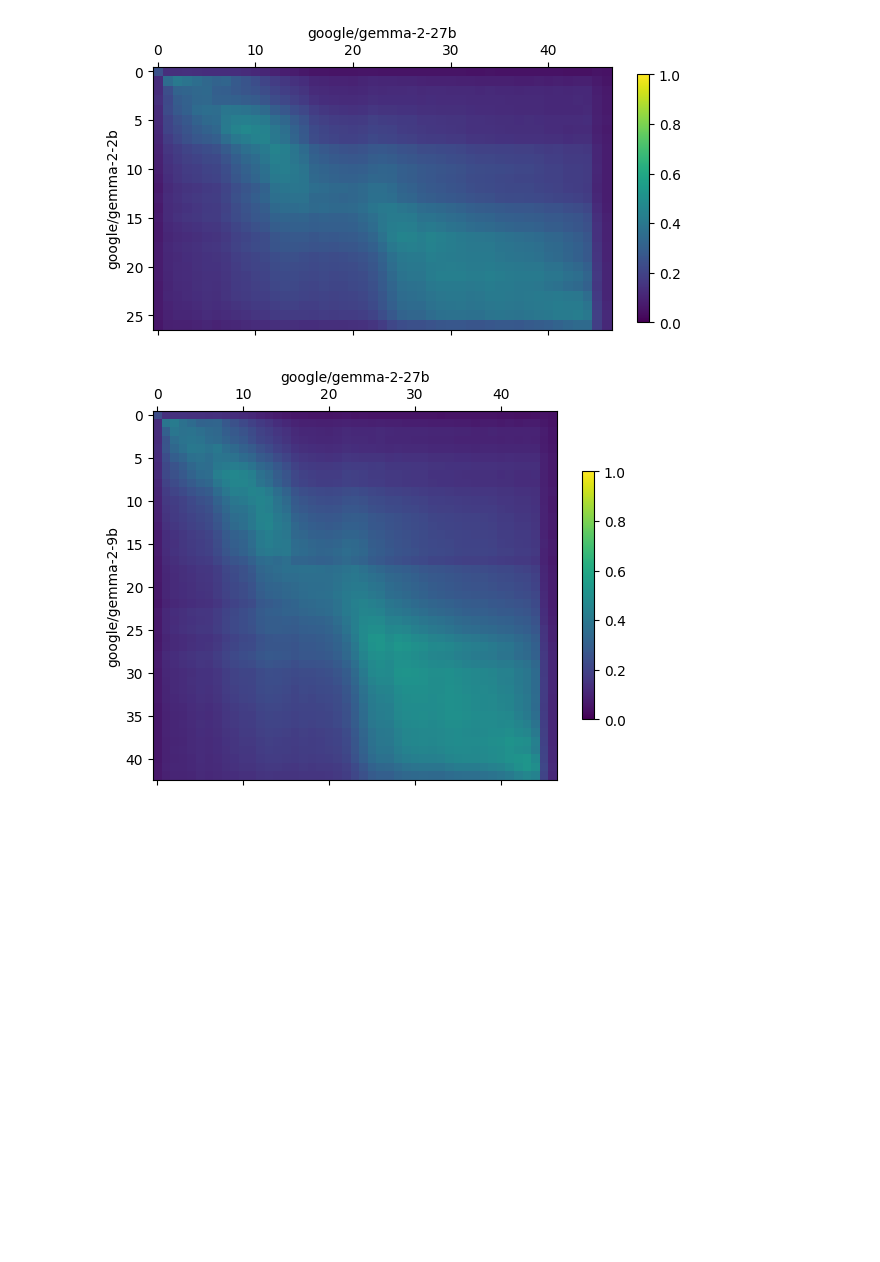
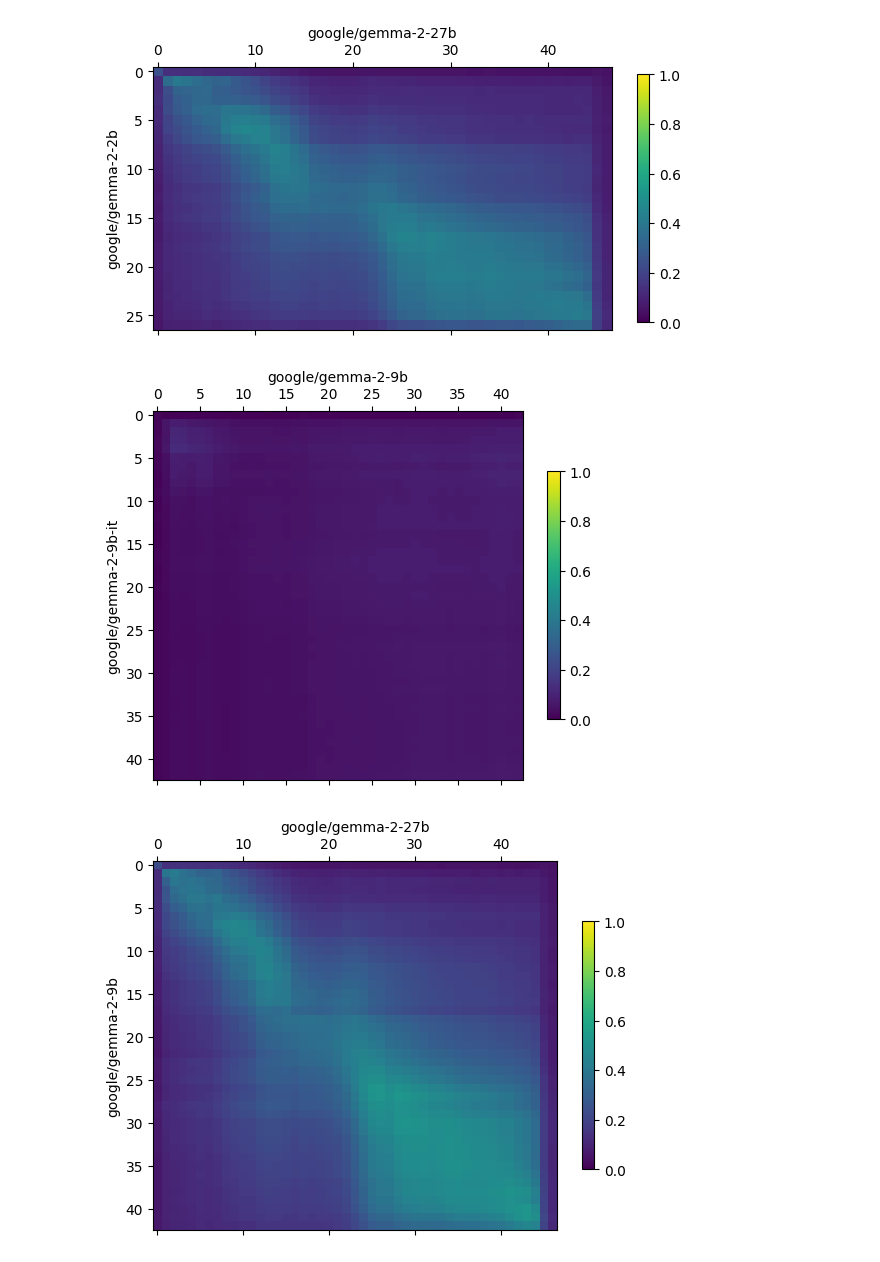
Before and after one commit to chriswolfram/unireps, a Jupyter notebook: notebooks/unireps-2.ipynb, the cells around one changed output. Drawn from its saved outputs; the diff is of its cells as text; code cells hidden in the pictures; blank space fills up the shorter version.

```diff
--- a/notebooks/unireps-2.ipynb
+++ b/notebooks/unireps-2.ipynb
@@ -225,6 +230,11 @@ layer_similarities_plot('google/gemma-2-2b', 'google/gemma-2-27b', 'imdb')
 plt.show()
 # %% [output]
 [figure]
+# %%
+layer_similarities_plot('google/gemma-2-9b-it', 'google/gemma-2-9b', 'imdb')
+plt.show()
+# %% [output]
+[figure, added]
 # %%
 layer_similarities_plot('google/gemma-2-9b', 'google/gemma-2-27b', 'imdb')
 plt.show()
```
Also changed, not shown: parts of 9 cells of this notebook, 1 other file.
